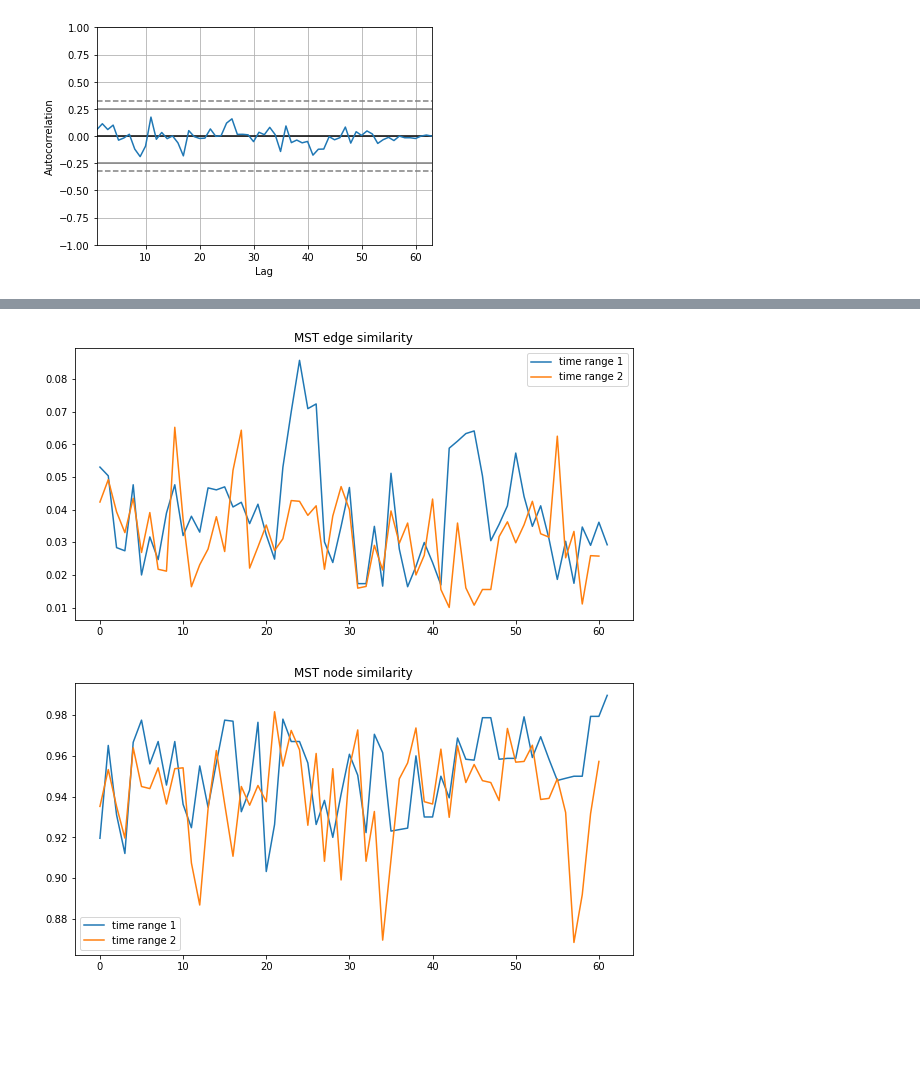
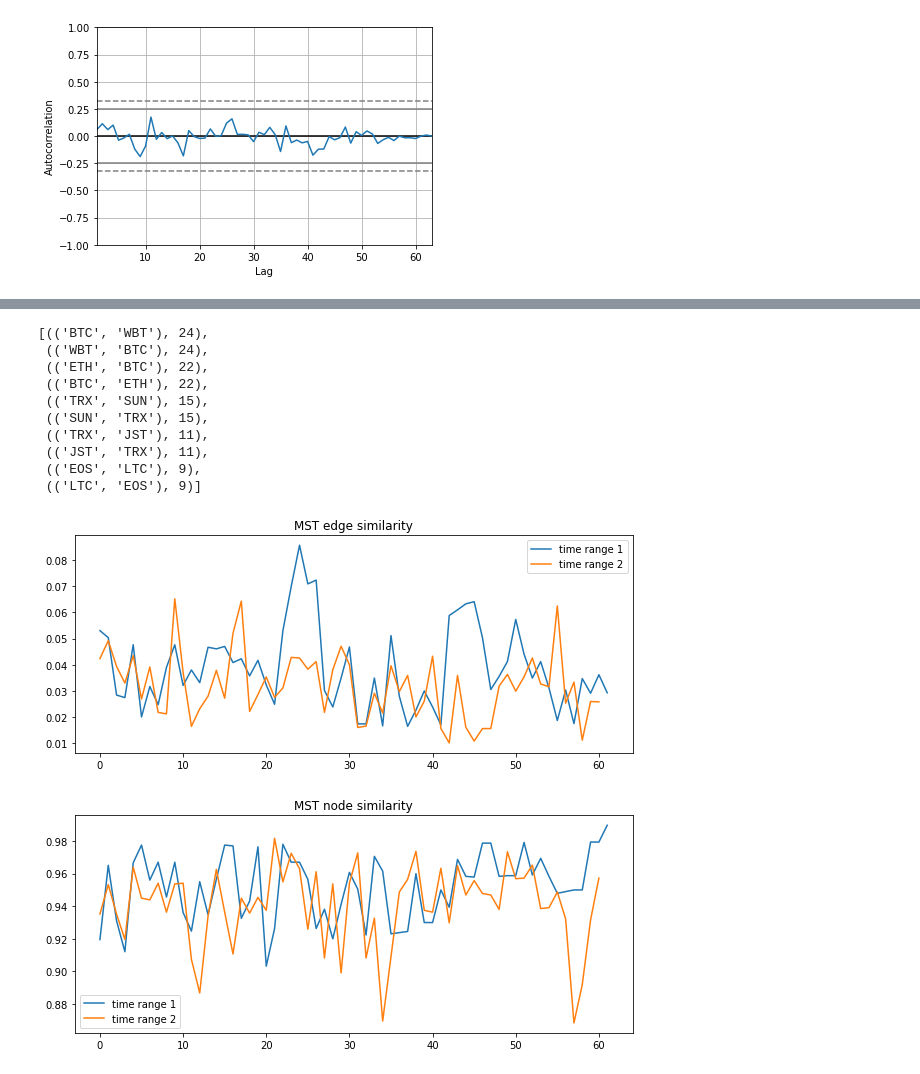
Before and after one commit to codingFerryman/crypto_market_hierarchy_structure, a Jupyter notebook: src/30m_MST_per_day.ipynb, the cells around one changed output, grey strips where cells are left out. Cells and saved outputs as stored; diff of their text form; code cells hidden in the pictures; blank space fills up the shorter version.

Commit message:
update MST edge similarity

```diff
--- a/src/30m_MST_per_day.ipynb
+++ b/src/30m_MST_per_day.ipynb
@@ -291,7 +283,9 @@ pd.plotting.autocorrelation_plot(coi_d_ts1['TRX'])
 [figure]
 # %%
 def jaccard_similarity(g, h):
-    return float(len(set(g).intersection(set(h))) / len(set(g).union(set(h))))
+    _intersec = set(g).intersection(set(h))
+    _union = set(g).union(set(h))
+    return float(len(_intersec)/len(_union)), _intersec
 # %%
 def node_index_to_ticker(MST_range): # e.g. MST_range1[time_range1[0]]['target_leader']
     _MST_E = MST_range[0].edges
@@ -306,8 +300,10 @@ def node_index_to_ticker(MST_range): # e.g. MST_range1[time_range1[0]]['target_l
         _MST_E_tic.append(_etr)
     return _MST_E_tic
 # %%
-MST_edge_sim_range1 = []
+MST_edge_sim_range1 = {'intersection':[], 'similarity':[]}
 for i in range(len(time_range1)-1):
     mste0 = node_index_to_ticker(MST_range1[time_range1[i]]['target_leader'])
     mste1 = node_index_to_ticker(MST_range1[time_range1[i+1]]['target_leader'])
-    MST_edge_sim_range1.append(jaccard_similarity(mste0, mste1))
+    sim, inter = jaccard_similarity(mste0, mste1)
+    MST_edge_sim_range1['intersection'].append(inter)
+    MST_edge_sim_range1['similarity'].append(sim)
@@ -314,18 +338,33 @@ for i in range(len(time_range1)-1):
+# %%
+most_frequent(edge_intersection_range2)
+# %% [output]
+[(('BTC', 'WBT'), 24),
+ (('WBT', 'BTC'), 24),
+ (('ETH', 'BTC'), 22),
+ (('BTC', 'ETH'), 22),
+ (('TRX', 'SUN'), 15),
+ (('SUN', 'TRX'), 15),
+ (('TRX', 'JST'), 11),
+ (('JST', 'TRX'), 11),
+ (('EOS', 'LTC'), 9),
+ (('LTC', 'EOS'), 9)]
 # %%
-MST_edge_sim_range2 = []
+MST_edge_sim_range2 = {'intersection':[], 'similarity':[]}
 for i in range(len(time_range2)-1):
     mste0 = node_index_to_ticker(MST_range2[time_range2[i]]['target_leader'])
     mste1 = node_index_to_ticker(MST_range2[time_range2[i+1]]['target_leader'])
-    MST_edge_sim_range2.append(jaccard_similarity(mste0, mste1))
+    sim, inter = jaccard_similarity(mste0, mste1)
+    MST_edge_sim_range2['intersection'].append(inter)
+    MST_edge_sim_range2['similarity'].append(sim)
 # %%
-fig, ax = plt.subplots(1, 1, figsize=(10,5))
+fig, ax = plt.subplots(1, 1, figsize=(10,4))
 ax.set_title('MST edge similarity')
-ax.plot(MST_edge_sim_range1, label='time range 1')
-ax.plot(MST_edge_sim_range2, label='time range 2')
+ax.plot(MST_edge_sim_range1['similarity'], label='time range 1')
+ax.plot(MST_edge_sim_range2['similarity'], label='time range 2')
 ax.legend()
 plt.show()
 # %% [output]
-[figure, old version]
+[figure, new version]
 # %%
 MST_node_sim_range1 = []
 for i in range(len(time_range1)-1):
@@ -339,11 +378,11 @@ for i in range(len(time_range2)-1):
     mstn1 = MST_range2[time_range2[i+1]]['target_leader'][1].values()
     MST_node_sim_range2.append(jaccard_similarity(mstn0, mstn1))
 # %%
-fig, ax = plt.subplots(1, 1, figsize=(10,5))
+fig, ax = plt.subplots(1, 1, figsize=(10,4))
 ax.set_title('MST node similarity')
 ax.plot(MST_node_sim_range1, label='time range 1')
 ax.plot(MST_node_sim_range2, label='time range 2')
 ax.legend()
 plt.show()
 # %% [output]
-[figure, old version]
+[figure, new version]
```
Also changed, not shown: parts of 6 cells of this notebook.
